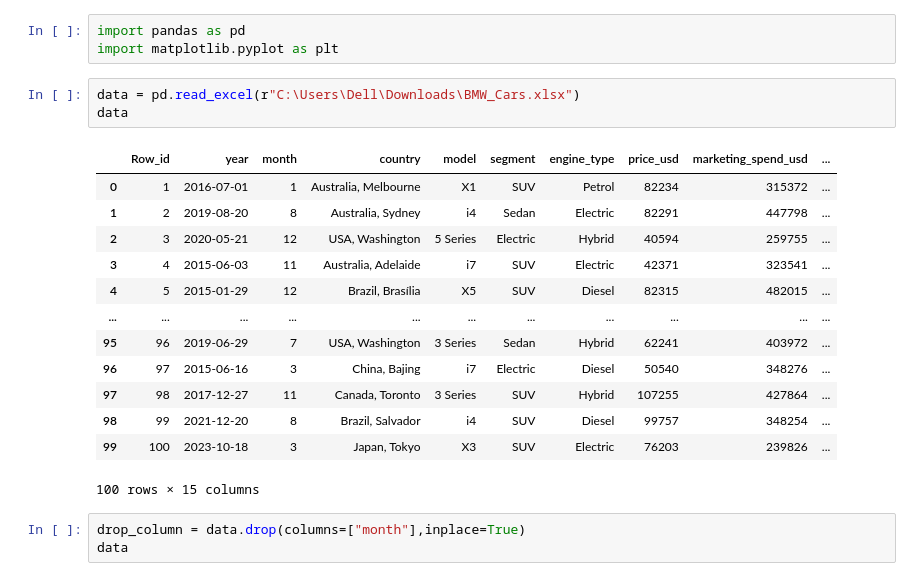
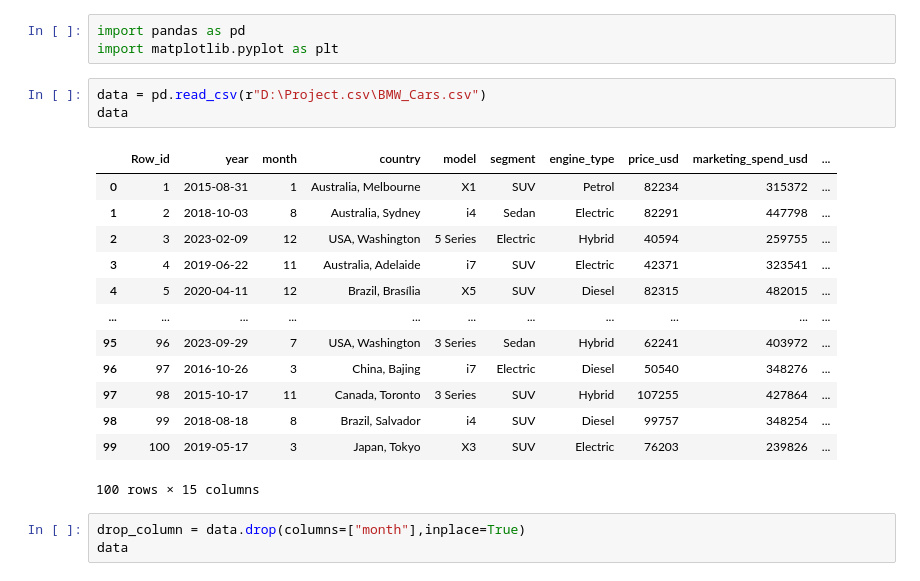
Before and after one commit to Aniket07Parida/BMW-Car-Sales, a Jupyter notebook: Car_Sales.ipynb, the cells around one changed output. Cells and saved outputs as stored; diff of their text form.

Commit message:
Create log file and add the data

```diff
--- a/Car_Sales.ipynb
+++ b/Car_Sales.ipynb
@@ -2,21 +2,21 @@
 import pandas as pd
 import matplotlib.pyplot as plt
 # %%
-data = pd.read_excel(r"C:\Users\Dell\Downloads\BMW_Cars.xlsx")
+data = pd.read_csv(r"D:\Project.csv\BMW_Cars.csv")
 data
 # %% [output]
 |  | Row_id | year | month | country | model | segment | engine_type | price_usd | marketing_spend_usd | ... |
-| 0 | 1 | 2016-07-01 | 1 | Australia, Melbourne | X1 | SUV | Petrol | 82234 | 315372 | ... |
-| 1 | 2 | 2019-08-20 | 8 | Australia, Sydney | i4 | Sedan | Electric | 82291 | 447798 | ... |
-| 2 | 3 | 2020-05-21 | 12 | USA, Washington | 5 Series | Electric | Hybrid | 40594 | 259755 | ... |
-| 3 | 4 | 2015-06-03 | 11 | Australia, Adelaide | i7 | SUV | Electric | 42371 | 323541 | ... |
-| 4 | 5 | 2015-01-29 | 12 | Brazil, Brasília | X5 | SUV | Diesel | 82315 | 482015 | ... |
+| 0 | 1 | 2015-08-31 | 1 | Australia, Melbourne | X1 | SUV | Petrol | 82234 | 315372 | ... |
+| 1 | 2 | 2018-10-03 | 8 | Australia, Sydney | i4 | Sedan | Electric | 82291 | 447798 | ... |
+| 2 | 3 | 2023-02-09 | 12 | USA, Washington | 5 Series | Electric | Hybrid | 40594 | 259755 | ... |
+| 3 | 4 | 2019-06-22 | 11 | Australia, Adelaide | i7 | SUV | Electric | 42371 | 323541 | ... |
+| 4 | 5 | 2020-04-11 | 12 | Brazil, Brasília | X5 | SUV | Diesel | 82315 | 482015 | ... |
 | ... | ... | ... | ... | ... | ... | ... | ... | ... | ... | ... |
-| 95 | 96 | 2019-06-29 | 7 | USA, Washington | 3 Series | Sedan | Hybrid | 62241 | 403972 | ... |
-| 96 | 97 | 2015-06-16 | 3 | China, Bajing | i7 | Electric | Diesel | 50540 | 348276 | ... |
-| 97 | 98 | 2017-12-27 | 11 | Canada, Toronto | 3 Series | SUV | Hybrid | 107255 | 427864 | ... |
-| 98 | 99 | 2021-12-20 | 8 | Brazil, Salvador | i4 | SUV | Diesel | 99757 | 348254 | ... |
-| 99 | 100 | 2023-10-18 | 3 | Japan, Tokyo | X3 | SUV | Electric | 76203 | 239826 | ... |
+| 95 | 96 | 2023-09-29 | 7 | USA, Washington | 3 Series | Sedan | Hybrid | 62241 | 403972 | ... |
+| 96 | 97 | 2016-10-26 | 3 | China, Bajing | i7 | Electric | Diesel | 50540 | 348276 | ... |
+| 97 | 98 | 2015-10-17 | 11 | Canada, Toronto | 3 Series | SUV | Hybrid | 107255 | 427864 | ... |
+| 98 | 99 | 2018-08-18 | 8 | Brazil, Salvador | i4 | SUV | Diesel | 99757 | 348254 | ... |
+| 99 | 100 | 2019-05-17 | 3 | Japan, Tokyo | X3 | SUV | Electric | 76203 | 239826 | ... |
 100 rows × 15 columns
 # %%
 drop_column = data.drop(columns=["month"],inplace=True)
```
Also changed, not shown: parts of 1 cell of this notebook, 4 other files.
